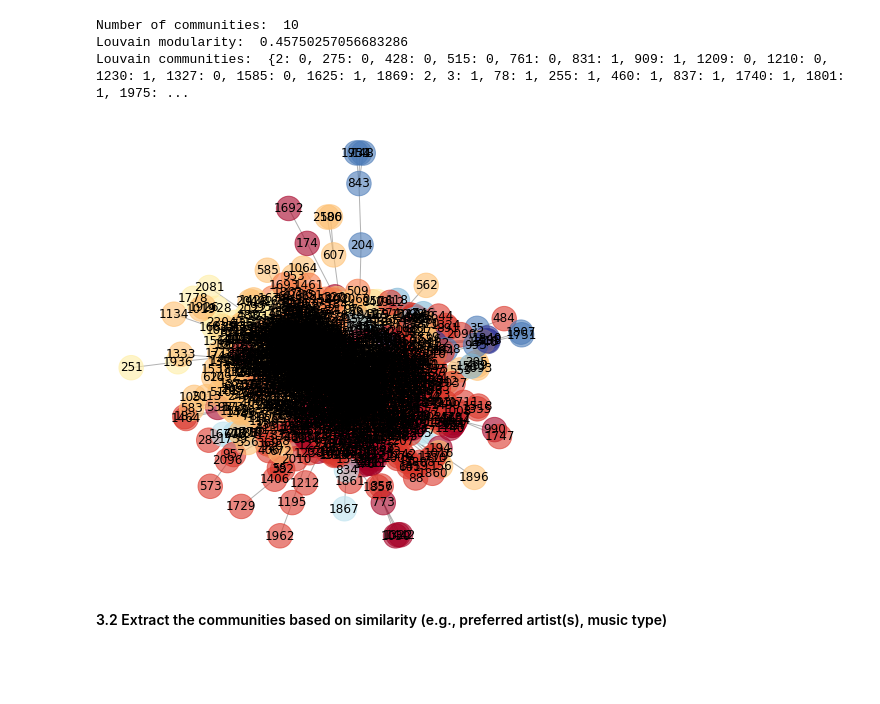
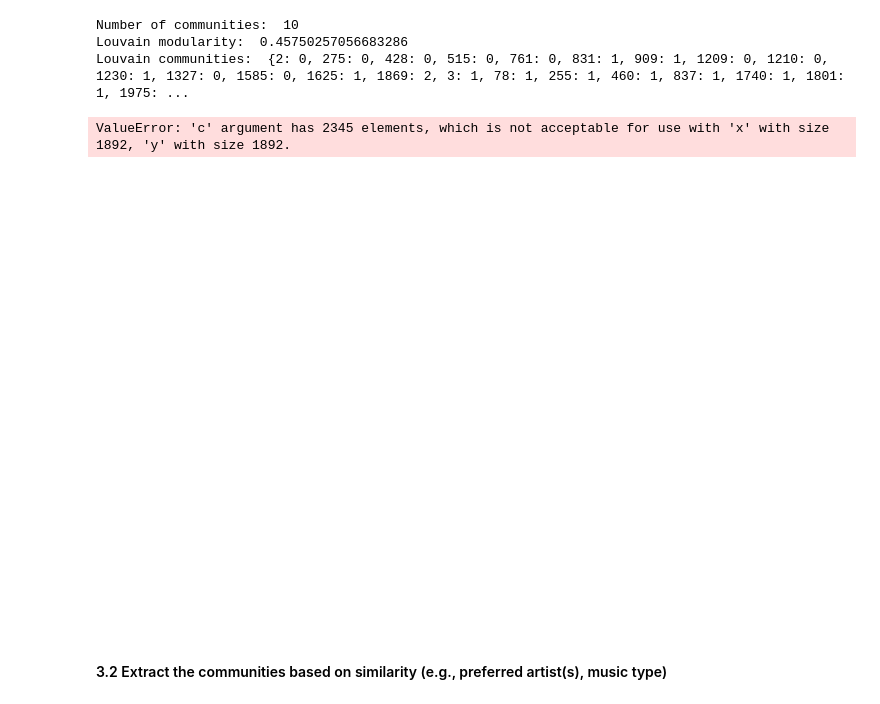
Before and after one commit to RiccardoBiella96/DataClaFinalProject, a Jupyter notebook: FinalProject.ipynb, the cells around one changed output. Cells and saved outputs as stored; diff of their text form; code cells hidden in the pictures; blank space fills up the shorter version.

```diff
--- a/FinalProject.ipynb
+++ b/FinalProject.ipynb
@@ -551,23 +551,25 @@ Central node according to closeness centrality is:  831
 # %% [markdown]
 #### 3.1 Extract the communities based on social network (va fatto su il G_friends o sul componente più grande?)
 # %%
-partition = community.best_partition(G_largestConnectedComponent)
+# sul grafo intero
+partition = community.best_partition(G_friends)
 print("Number of communities: ", len(set(partition.values())))
-print("Louvain modularity: ", community.modularity(partition, G_largestConnectedComponent))
+print("Louvain modularity: ", community.modularity(partition, G_friends))
 print("Louvain communities: ", partition)
 # %% [output]
 Number of communities:  10
 Louvain modularity:  0.45750257056683286
 Louvain communities:  {2: 0, 275: 0, 428: 0, 515: 0, 761: 0, 831: 1, 909: 1, 1209: 0, 1210: 0, 1230: 1, 1327: 0, 1585: 0, 1625: 1, 1869: 2, 3: 1, 78: 1, 255: 1, 460: 1, 837: 1, 1740: 1, 1801: 1, 1975: ...
 # %%
-pos = nx.spring_layout(G_largestConnectedComponent)
+pos = nx.spring_layout(G_friends)
 plt.figure(figsize=(8, 8))
 plt.axis("off")
-nx.draw_networkx_nodes(G_largestConnectedComponent, pos, node_size=600, alpha=0.6, cmap=plt.cm.RdYlBu, node_color=list(partition.values()))
-nx.draw_networkx_edges(G_largestConnectedComponent, pos, alpha=0.3)
-nx.draw_networkx_labels(G_largestConnectedComponent, pos)
+nx.draw_networkx_nodes(G_friends, pos, node_size=600, alpha=0.6, cmap=plt.cm.RdYlBu, node_color=list(partition.values()))
+nx.draw_networkx_edges(G_friends, pos, alpha=0.3)
+nx.draw_networkx_labels(G_friends, pos)
 plt.show(G_largestConnectedComponent)
 # %% [output]
+ValueError: 'c' argument has 2345 elements, which is not acceptable for use with 'x' with size 1892, 'y' with size 1892.
-[figure, old version]
+[figure, new version]
 # %% [markdown]
 #### 3.2 Extract the communities based on similarity (e.g., preferred artist(s), music type)
```
Also changed, not shown: parts of 17 cells of this notebook.
